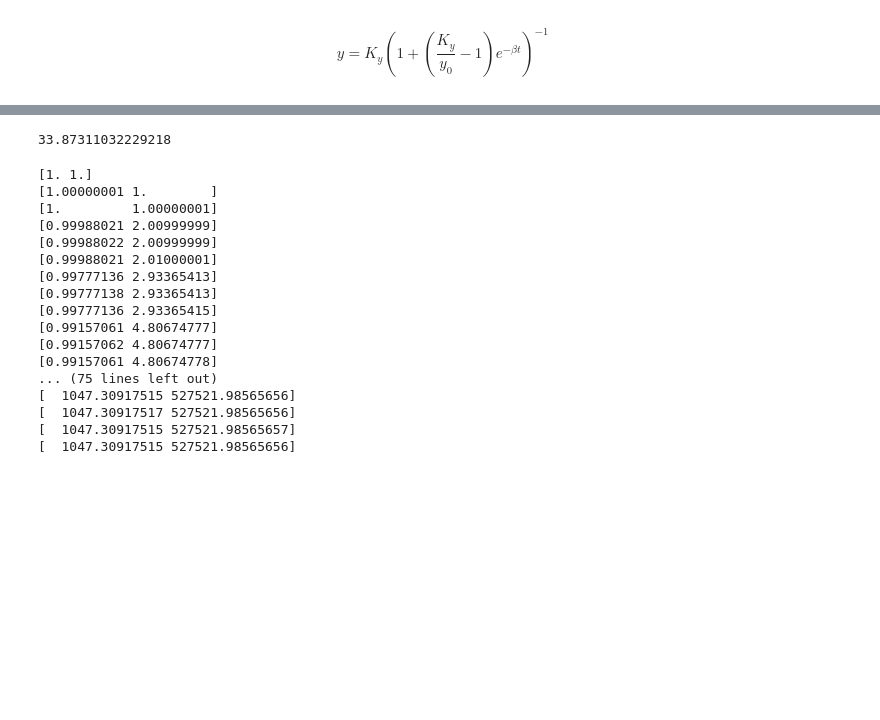
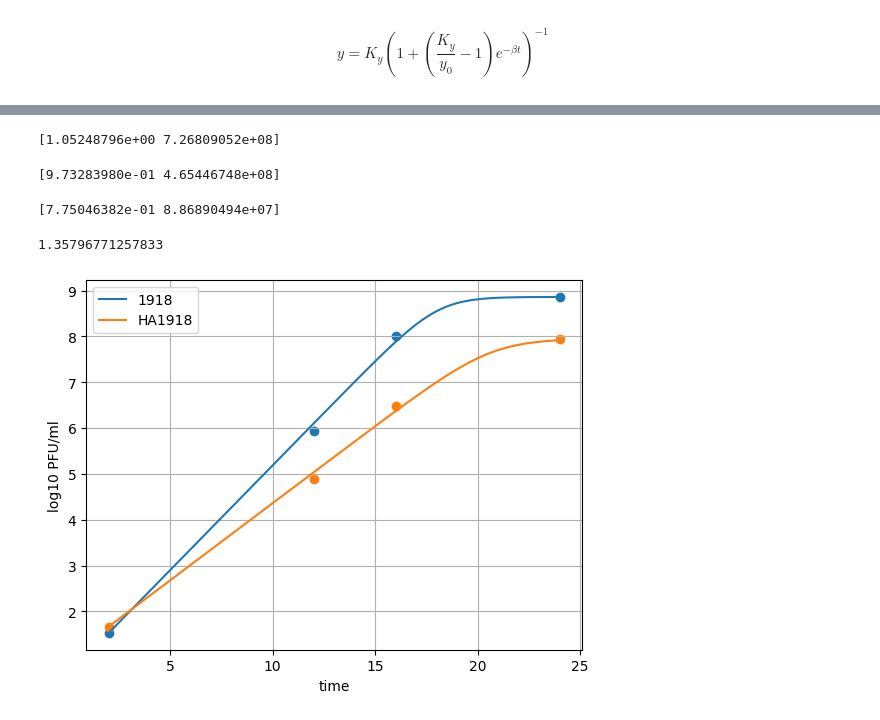
Before and after one commit to Micro-ice-ice/MMI, a Jupyter notebook: task4.ipynb, the cells around one changed output, grey strips where cells are left out. Saved outputs shown, nothing was run; the diff lists cells and outputs as text; code cells hidden in the pictures; blank space fills up the shorter version.

```diff
--- a/task4.ipynb
+++ b/task4.ipynb
@@ -16,11 +30,10 @@ import scipy.optimize
 # %%
-t_list = np.array([12.0, 16.0, 24.0]) - 2
-y_list = np.array([5.93914355996825e+000,8.00920945366260e+000,8.86142032772412e+000])
-y0 = 10**1.52985507659118e+000
-y0
+t_list = np.array([2, 12.0, 16.0, 24.0])
+y_list_1918_A = np.array([1.52985507659118e+000, 5.93914355996825e+000,8.00920945366260e+000,8.86142032772412e+000])
+y_list_1918_B = np.array([1.76534, 5.8231, 7.77256, 8.66787])
+y_list_HA1918_A = np.array([1.66821, 4.88715, 6.47281, 7.94787])
+y_list_HA1918_B = np.array([1.85199, 4.89892, 6.3574, 7.41155])
-# %% [output]
-33.87311032229218
 # %%
-def y_f(t, beta, K_y):
+def y_f(t, beta, K_y, y0):
     return K_y * (1 + (K_y / y0 - 1) * np.exp(-beta * t))**(-1)
 # %%
@@ -37,23 +45,49 @@ def Phi(p):
 # %%
 beta0 = 1
-K_y0 = 1
-res = scipy.optimize.minimize(Phi, [beta0, K_y0])
-print(res.x)
+K_y0 = 10**y_list_1918_A[-1]
+res_1918_A = scipy.optimize.minimize(Phi, [beta0, K_y0], (y_list_1918_A, t_list))
+print(res_1918_A.x)
 # %% [output]
-[1. 1.]
-[1.00000001 1.        ]
-[1.         1.00000001]
-[0.99988021 2.00999999]
-[0.99988022 2.00999999]
-[0.99988021 2.01000001]
-[0.99777136 2.93365413]
-[0.99777138 2.93365413]
-[0.99777136 2.93365415]
-[0.99157061 4.80674777]
-[0.99157062 4.80674777]
-[0.99157061 4.80674778]
-... (75 lines left out)
-[  1047.30917515 527521.98565656]
-[  1047.30917517 527521.98565656]
-[  1047.30917515 527521.98565657]
-[  1047.30917515 527521.98565656]
+[1.05248796e+00 7.26809052e+08]
+# %%
+beta0 = 1
+K_y0 = 10**y_list_1918_B[-1]
+res_1918_B = scipy.optimize.minimize(Phi, [beta0, K_y0], (y_list_1918_B, t_list))
+print(res_1918_B.x)
+# %% [output]
+[9.73283980e-01 4.65446748e+08]
+# %%
+beta0 = 1
+K_y0 = 10**y_list_HA1918_A[-1]
+res_HA1918_A = scipy.optimize.minimize(Phi, [beta0, K_y0], (y_list_HA1918_A, t_list))
+print(res_HA1918_A.x)
+# %% [output]
+[7.75046382e-01 8.86890494e+07]
+# %%
+print(res_1918_A.x[0] / res_HA1918_A.x[0])
+# %% [output]
+1.35796771257833
+# %%
+t = np.linspace(0, 22, 22)
+[beta, K_y] = res_1918_A.x
+y0 = 10**y_list_1918_A[0]
+y = y_f(t, beta, K_y, y0)
+log_y = np.log10(y)
+plt.plot(t + t_list[0], log_y, label='1918')
+plt.scatter(t_list, y_list_1918_A)
+
+[beta, K_y] = res_HA1918_A.x
+y0 = 10**y_list_HA1918_A[0]
+y = y_f(t, beta, K_y, y0)
+log_y = np.log10(y)
+plt.plot(t + t_list[0], log_y, label='HA1918')
+plt.scatter(t_list, y_list_HA1918_A)
+
+plt.grid()
+plt.title ('')
+plt.xlabel('time')
+plt.ylabel('log10 PFU/ml')
+plt.legend()
+plt.show()
+# %% [output]
+[figure, added]
```
Also changed, not shown: parts of 7 cells of this notebook, 2 other files.
